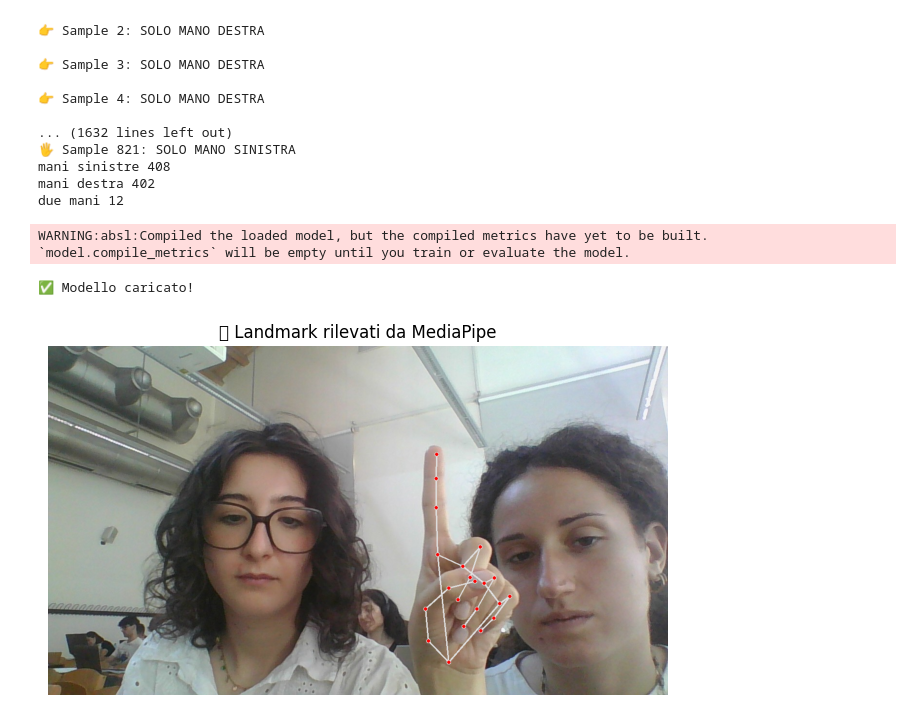
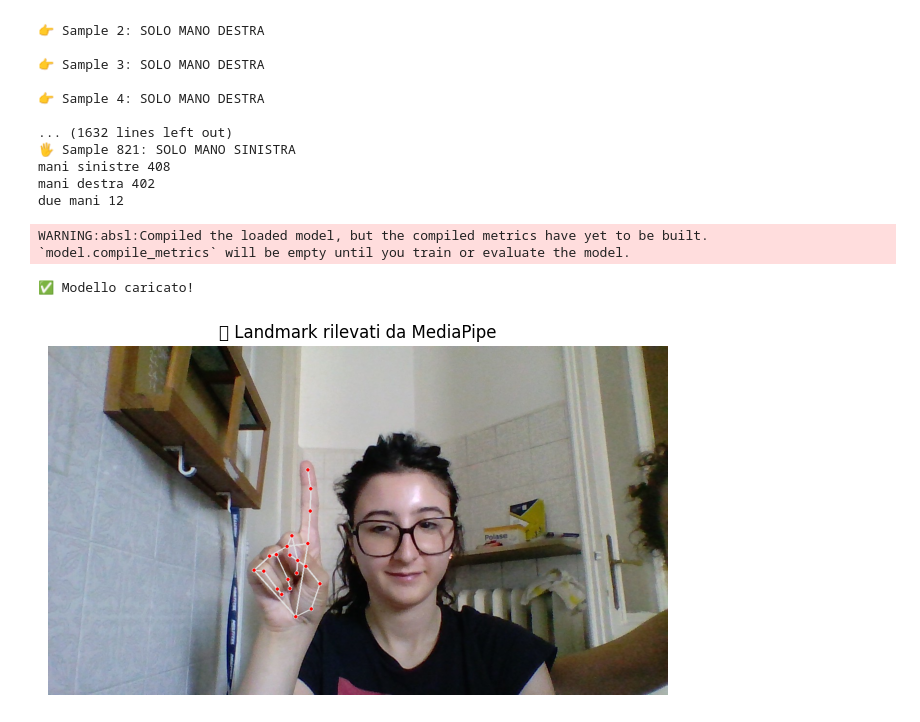
Before and after one commit to FrancescaPorcellii/AML, a Jupyter notebook: gesture_recognition_3D.ipynb, the cells around one changed output. Drawn from its saved outputs; the diff is of its cells as text; code cells hidden in the pictures.

```diff
--- a/gesture_recognition_3D.ipynb
+++ b/gesture_recognition_3D.ipynb
@@ -35,9 +35,9 @@ import numpy as np
 import csv
 
 # --- Parametri ---
-DATASET_DIR = "/content/dataset_hands/dataset-hands/3"
-output_csv = "3_augmented.csv"
-output_npy = "3_augmented.npy"
+DATASET_DIR = "/content/dataset_hands/dataset-hands/2"
+output_csv = "2_augmented.csv"
+output_npy = "2_augmented.npy"
 radius = 4  # per la media attorno al punto depth
 
 # --- Funzione per profondità valida ---
@@ -88,8 +88,8 @@ with open(output_csv, mode='w', newline='') as csv_file:
 
         height, width, _ = depth_png.shape
         depth_raw = np.fromfile(depth_raw_path, dtype=np.uint16)
-        depth_map = depth_raw.reshape((240, 320))  # height, width
-        print(depth_raw.size)
+        #depth_map = depth_raw.reshape((240, 320))  # height, width
+        #print(depth_raw.size)
         if depth_raw.size != height * width:
             print(f"⚠️ Dimensione depth non corretta per {filename}")
             continue
@@ -133,7 +133,7 @@ with open(output_csv, mode='w', newline='') as csv_file:
             csv_writer.writerow(combined)
             count_total += 1
 
-# Salva in npy
+# Salva in npy nella cartella
 np.save(output_npy, np.array(all_landmarks))
 
 # Statistiche finali
@@ -588,7 +586,7 @@ import matplotlib.pyplot as plt
 
 # === CONFIGURAZIONE ===
 model_path = '/content/best_model.h5'
-image_path = '/content/WIN_20250623_12_57_23_Pro.jpg'  # <-- Cambia con il tuo file
+image_path = '/content/WIN_20250624_11_51_48_Pro.jpg'  # <-- Cambia con il tuo file
 input_size = 126  # 21 punti x 3 coordinate x 2 mani
 
 # === CARICA MODELLO ===
@@ -628,31 +626,31 @@ if results.multi_hand_landmarks and results.multi_handedness:
         landmarks = []
         for lm in hand_landmarks.landmark:
             landmarks.extend([lm.x, lm.y, lm.z])
         if label == "Right":
             right_hand = landmarks
         elif label == "Left":
             left_hand = landmarks
 
 
 # === MOSTRA IMMAGINE CON LANDMARK ===
 plt.figure(figsize=(8, 6))
 plt.imshow(cv2.cvtColor(annotated_image, cv2.COLOR_BGR2RGB))
 plt.title("🖐️ Landmark rilevati da MediaPipe")
 plt.axis("off")
 plt.show()
 
 # === COMBINA E PREPARA INPUT ===
 combined = right_hand + left_hand
 input_data = np.array([combined])  # shape: (1, 126)
 
 # === PREDIZIONE ===
 prediction = model.predict(input_data)
 predicted_class = np.argmax(prediction)
 
 # === RISULTATI ===
 print("📈 Output del modello:", prediction)
 print("🔢 Classe predetta:", predicted_class)
 # %% [output]
 WARNING:absl:Compiled the loaded model, but the compiled metrics have yet to be built. `model.compile_metrics` will be empty until you train or evaluate the model.
 ✅ Modello caricato!
-[figure, old version]
+[figure, new version]
```
Also changed, not shown: parts of 6 cells of this notebook.
